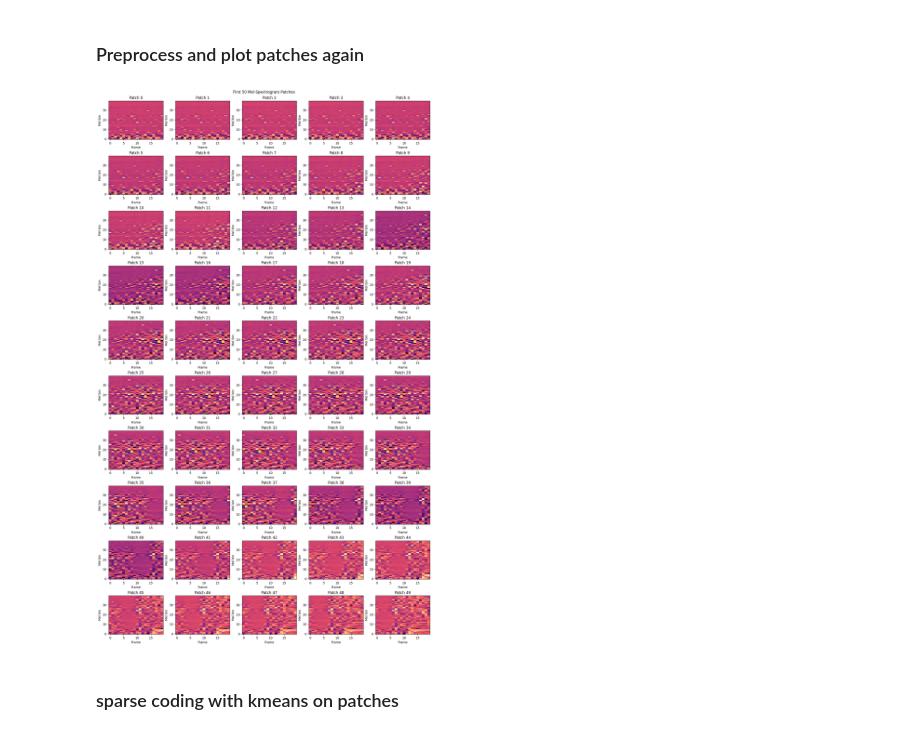
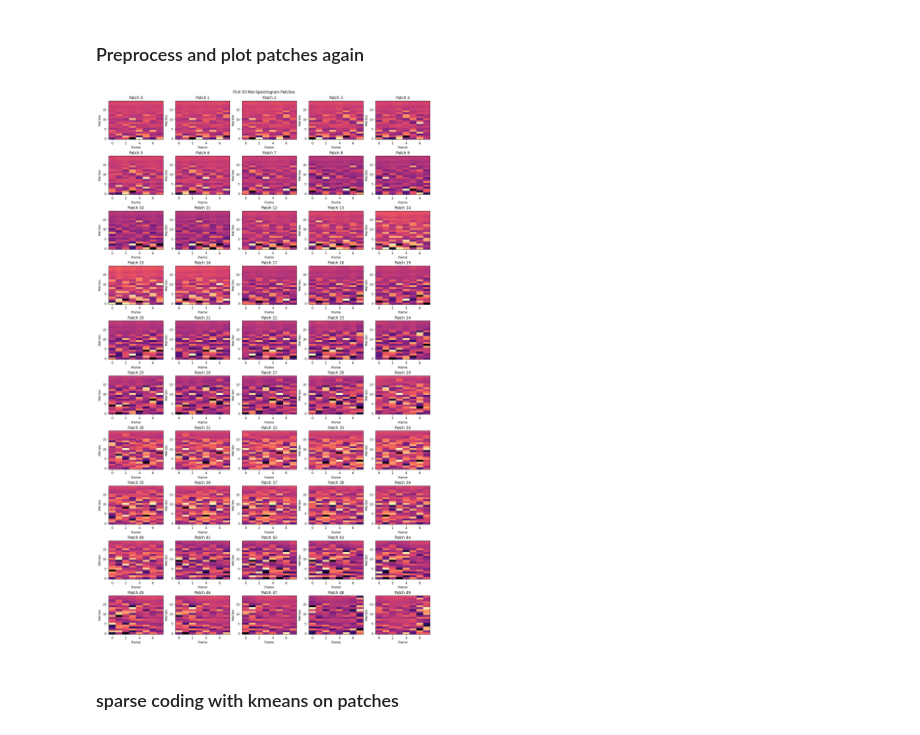
Before and after one commit to zbalkhy/EEC289, a Jupyter notebook: final_project/SMT.ipynb, the cells around one changed output. Cells and saved outputs as stored; diff of their text form; code cells hidden in the pictures.

```diff
--- a/final_project/SMT.ipynb
+++ b/final_project/SMT.ipynb
@@ -117,7 +115,8 @@ for i in patch_lengths:
 ### Get mel/mfcc features from each file
 # %%
 audio_files = list_audio_files(AUDIO_DIRS[0])
-out = extract_features_from_files(audio_files)
+n_mels = 20
+out = extract_features_from_files(audio_files, n_mels=n_mels)
 
 mels = [clip["mel_spectrogram"] for _, clip in out.items()]
 mfccs = [clip["mfcc"] for _, clip in out.items()]
@@ -158,7 +155,7 @@ print(hop_length)
 # %% [markdown]
 ### Patch the mfcc/mel representations
 # %%
-patch_length = 200
+patch_length = 80
 patches, utterance_bounds = patch_multiple_utterances(log_mels, sr, hop_length, patch_length)
 # %%
 patches.shape
@@ -175,9 +172,10 @@ plot_first_n_mel_patches(patches.reshape(patches.shape[0], 40, 20), n_show=50, c
 # %%
 norm_patches, mean, zcaMatrix = preprocess_patches(patches)
 # %%
-plot_first_n_mel_patches(norm_patches.reshape(norm_patches.shape[0], 40, 20), n_show=50, cols=5)
+%matplotlib inline
+plot_first_n_mel_patches(norm_patches.reshape(norm_patches.shape[0], n_mels, int(patch_length/10)), n_show=50, cols=5)
 # %% [output]
-[figure, old version]
+[figure, new version]
 # %% [markdown]
 ### sparse coding with kmeans on patches
 # %%
```
Also changed, not shown: parts of 21 cells of this notebook, 2 other files.
